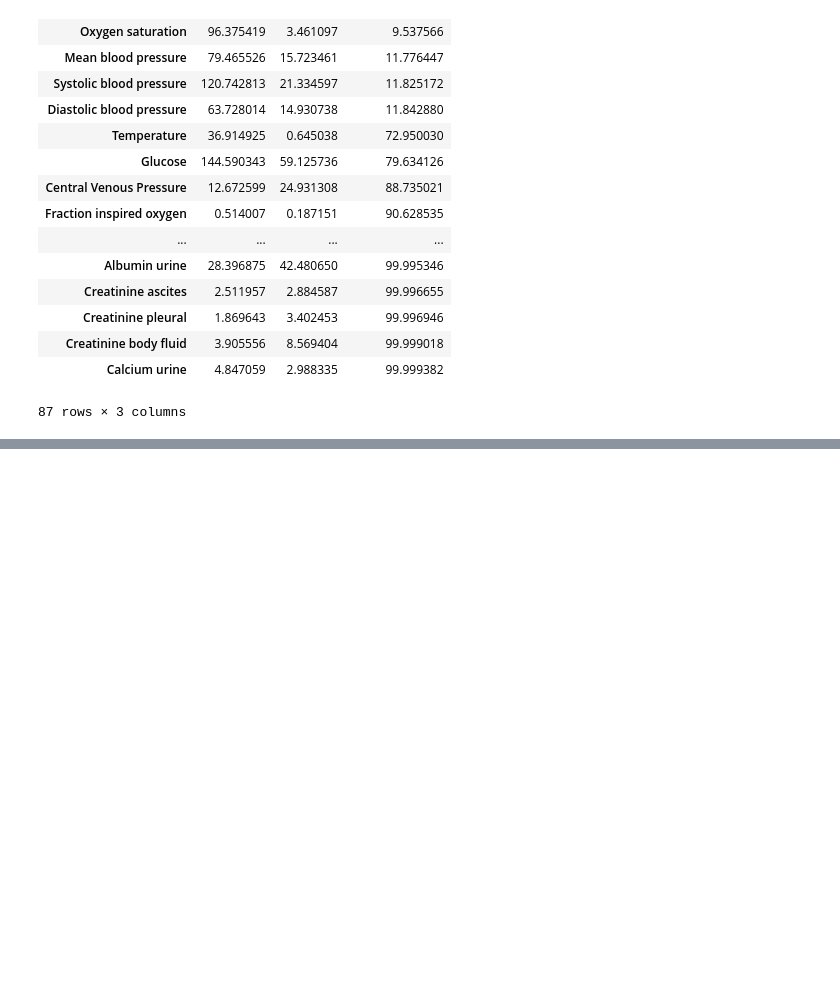
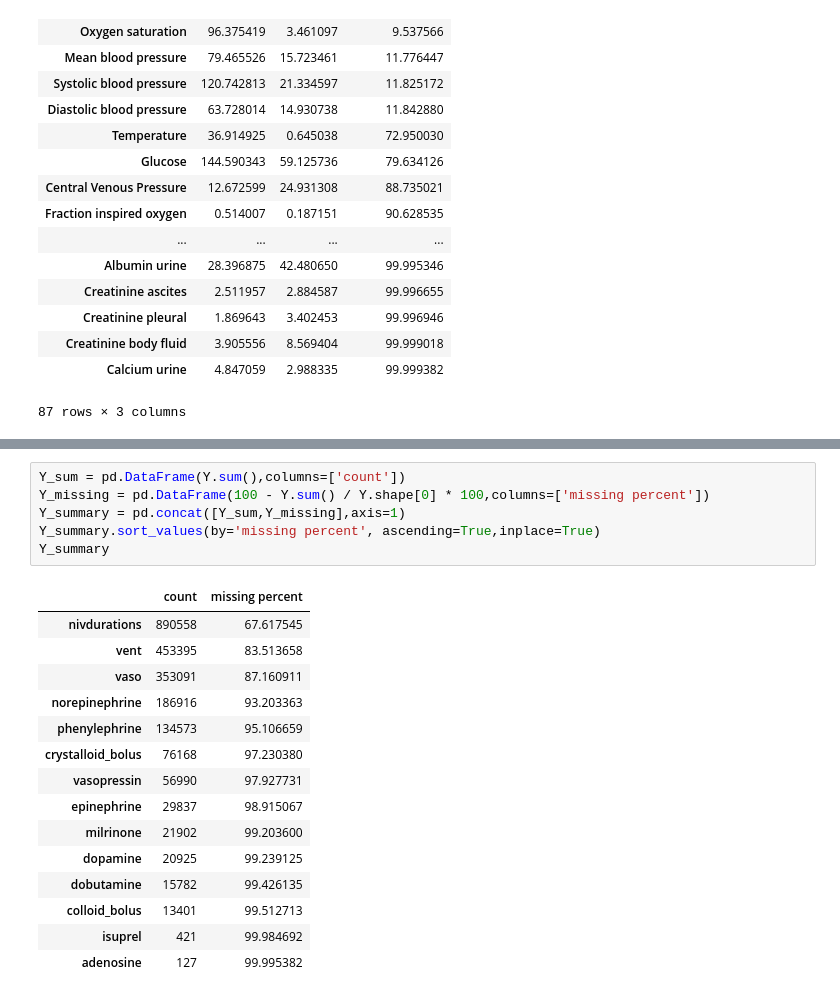
Before and after one commit to liesgame/MIMICIV_Extract, a Jupyter notebook: Data_Visualization.ipynb, the cells around one changed output, grey strips where cells are left out. Saved outputs shown, nothing was run; the diff lists cells and outputs as text; blank space fills up the shorter version.

```diff
--- a/Data_Visualization.ipynb
+++ b/Data_Visualization.ipynb
@@ -273,0 +298,22 @@ vitals_summary
+# %%
+Y_sum = pd.DataFrame(Y.sum(),columns=['count'])
+Y_missing = pd.DataFrame(100 - Y.sum() / Y.shape[0] * 100,columns=['missing percent'])
+Y_summary = pd.concat([Y_sum,Y_missing],axis=1)
+Y_summary.sort_values(by='missing percent', ascending=True,inplace=True)
+Y_summary
+# %% [output]
+|  | count | missing percent |
+| nivdurations | 890558 | 67.617545 |
+| vent | 453395 | 83.513658 |
+| vaso | 353091 | 87.160911 |
+| norepinephrine | 186916 | 93.203363 |
+| phenylephrine | 134573 | 95.106659 |
+| crystalloid_bolus | 76168 | 97.230380 |
+| vasopressin | 56990 | 97.927731 |
+| epinephrine | 29837 | 98.915067 |
+| milrinone | 21902 | 99.203600 |
+| dopamine | 20925 | 99.239125 |
+| dobutamine | 15782 | 99.426135 |
+| colloid_bolus | 13401 | 99.512713 |
+| isuprel | 421 | 99.984692 |
+| adenosine | 127 | 99.995382 |
```
Also changed, not shown: parts of 3 cells of this notebook, 15 other files.
